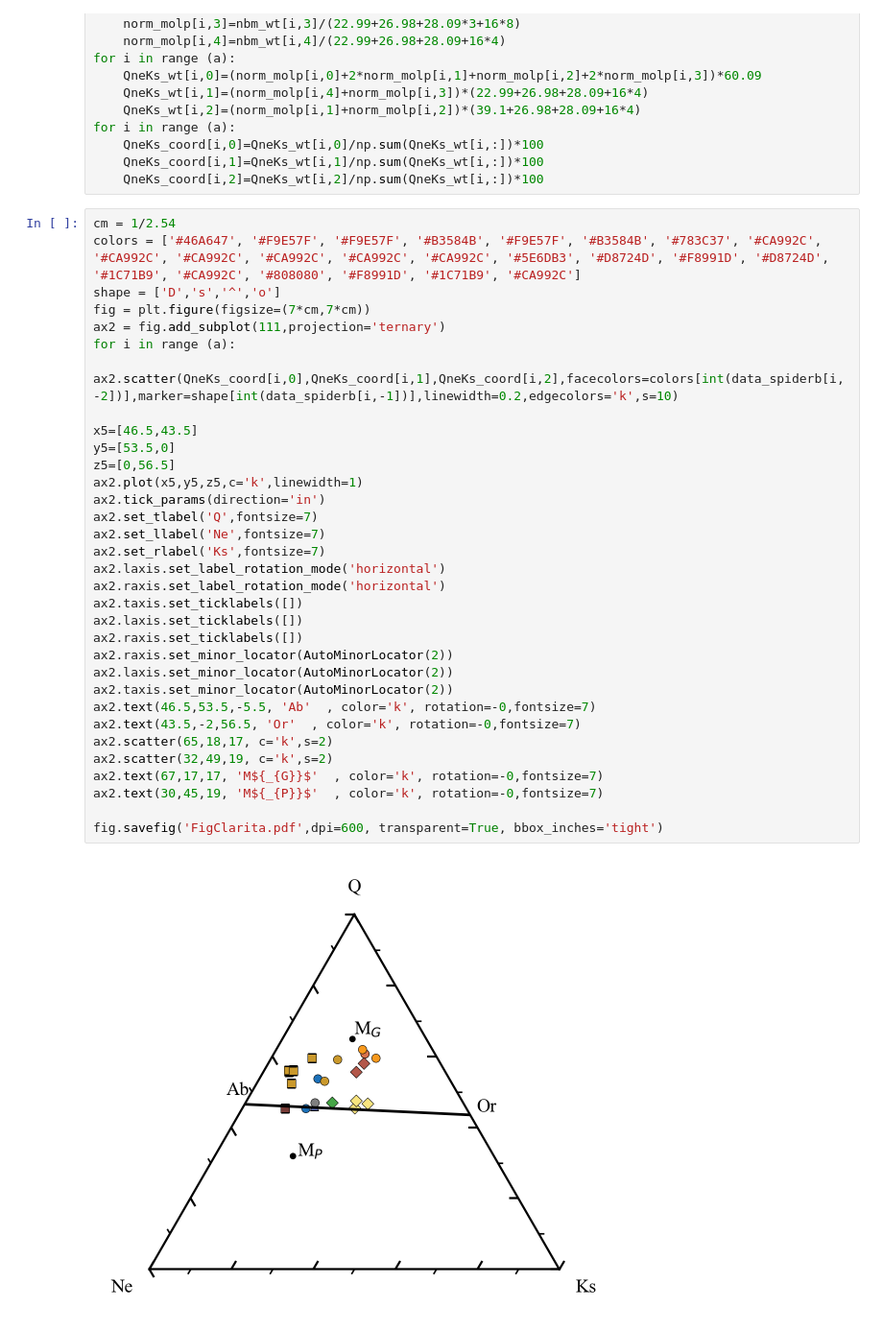
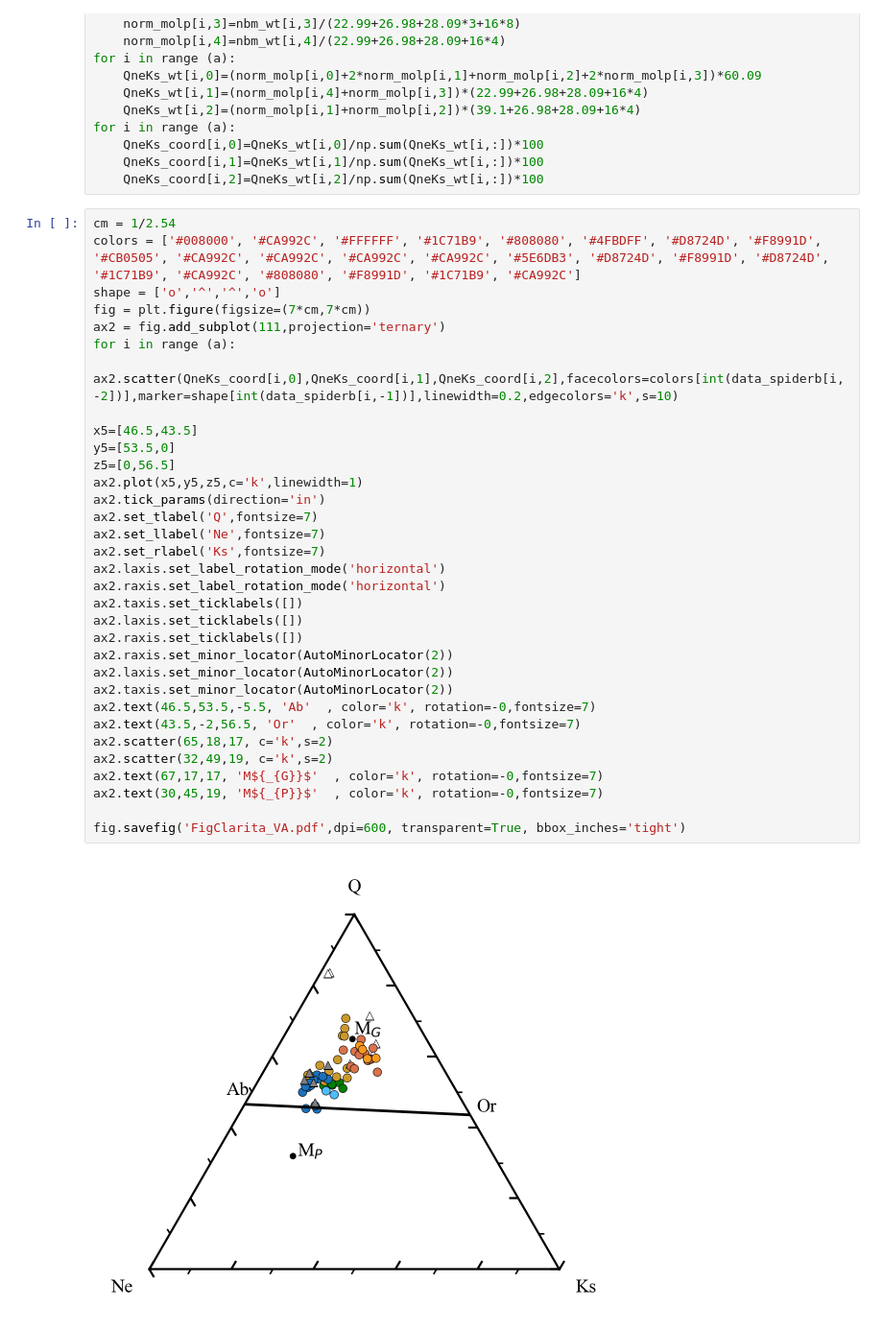
Before and after one commit to AlejandroCortes/epMapy, a Jupyter notebook: Clarita.ipynb, the cells around one changed output. Shown: that part at 96% size. Cells and saved outputs as stored; diff of their text form.

```diff
--- a/Clarita.ipynb
+++ b/Clarita.ipynb
@@ -251,36 +251,36 @@ for i in range (a):
     QneKs_coord[i,2]=QneKs_wt[i,2]/np.sum(QneKs_wt[i,:])*100
 # %%
 cm = 1/2.54
-colors = ['#46A647', '#F9E57F', '#F9E57F', '#B3584B', '#F9E57F', '#B3584B', '#783C37', '#CA992C', '#CA992C', '#CA992C', '#CA992C', '#CA992C', '#CA992C', '#5E6DB3', '#D8724D', '#F8991D', '#D8724D', '#1C71B9', '#CA992C', '#808080', '#F8991D', '#1C71B9', '#CA992C']
-shape = ['D','s','^','o']
+colors = ['#008000', '#CA992C', '#FFFFFF', '#1C71B9', '#808080', '#4FBDFF', '#D8724D', '#F8991D', '#CB0505', '#CA992C', '#CA992C', '#CA992C', '#CA992C', '#5E6DB3', '#D8724D', '#F8991D', '#D8724D', '#1C71B9', '#CA992C', '#808080', '#F8991D', '#1C71B9', '#CA992C']
+shape = ['o','^','^','o']
 fig = plt.figure(figsize=(7*cm,7*cm))
 ax2 = fig.add_subplot(111,projection='ternary')
 for i in range (a):
     ax2.scatter(QneKs_coord[i,0],QneKs_coord[i,1],QneKs_coord[i,2],facecolors=colors[int(data_spiderb[i,-2])],marker=shape[int(data_spiderb[i,-1])],linewidth=0.2,edgecolors='k',s=10)
 
 x5=[46.5,43.5]
 y5=[53.5,0]
 z5=[0,56.5]
 ax2.plot(x5,y5,z5,c='k',linewidth=1)
 ax2.tick_params(direction='in')
 ax2.set_tlabel('Q',fontsize=7)
 ax2.set_llabel('Ne',fontsize=7)
 ax2.set_rlabel('Ks',fontsize=7)
 ax2.laxis.set_label_rotation_mode('horizontal')
 ax2.raxis.set_label_rotation_mode('horizontal')
 ax2.taxis.set_ticklabels([])
 ax2.laxis.set_ticklabels([])
 ax2.raxis.set_ticklabels([])
 ax2.raxis.set_minor_locator(AutoMinorLocator(2))
 ax2.laxis.set_minor_locator(AutoMinorLocator(2))
 ax2.taxis.set_minor_locator(AutoMinorLocator(2))
 ax2.text(46.5,53.5,-5.5, 'Ab'  , color='k', rotation=-0,fontsize=7)
 ax2.text(43.5,-2,56.5, 'Or'  , color='k', rotation=-0,fontsize=7)
 ax2.scatter(65,18,17, c='k',s=2)
 ax2.scatter(32,49,19, c='k',s=2)
 ax2.text(67,17,17, 'M${_{G}}$'  , color='k', rotation=-0,fontsize=7)
 ax2.text(30,45,19, 'M${_{P}}$'  , color='k', rotation=-0,fontsize=7)
 
-fig.savefig('FigClarita.pdf',dpi=600, transparent=True, bbox_inches='tight')
+fig.savefig('FigClarita_VA.pdf',dpi=600, transparent=True, bbox_inches='tight')
 # %% [output]
-[figure, old version]
+[figure, new version]
```
Also changed, not shown: parts of 1 cell of this notebook, 47 other files.
